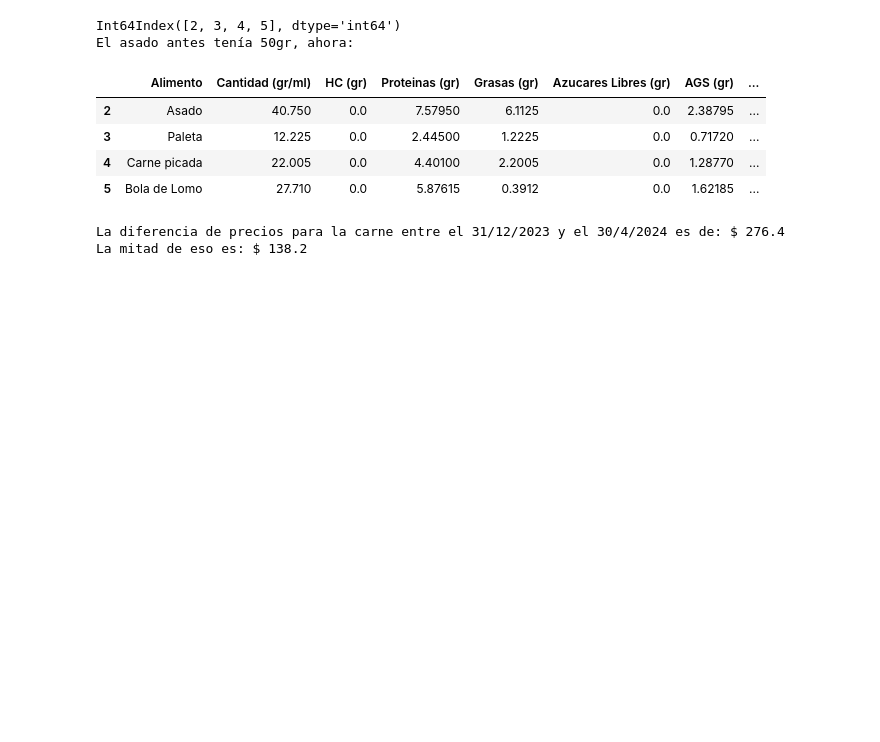
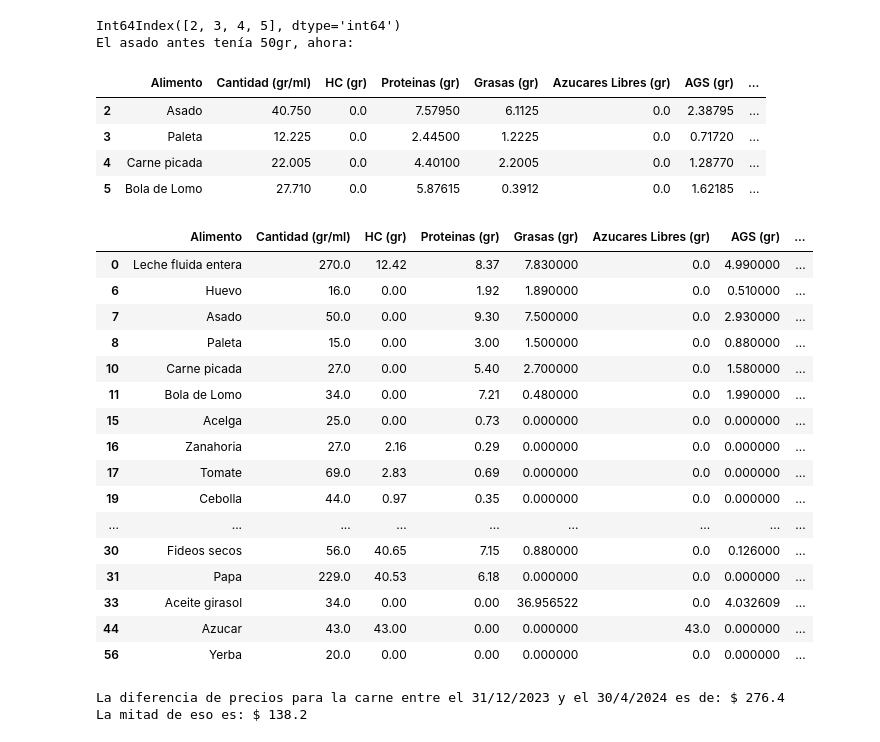
Before and after one commit to pedrobergaglio/algebra-lineal-computacional-2024, a Jupyter notebook: Enunciado TP2 y datos-20240601/Resolución.ipynb, the cells around one changed output. Cells and saved outputs as stored; diff of their text form; code cells hidden in the pictures; blank space fills up the shorter version.

```diff
--- a/Enunciado TP2 y datos-20240601/Resolución.ipynb
+++ b/Enunciado TP2 y datos-20240601/Resolución.ipynb
@@ -1185,6 +1177,26 @@ El asado antes tenía 50gr, ahora:
 | 3 | Paleta | 12.225 | 0.0 | 2.44500 | 1.2225 | 0.0 | 0.71720 | ... |
 | 4 | Carne picada | 22.005 | 0.0 | 4.40100 | 2.2005 | 0.0 | 1.28770 | ... |
 | 5 | Bola de Lomo | 27.710 | 0.0 | 5.87615 | 0.3912 | 0.0 | 1.62185 | ... |
+# %%
+tabla_nutricional_aumentos
+# %% [output]
+|  | Alimento | Cantidad (gr/ml) | HC (gr) | Proteinas (gr) | Grasas (gr) | Azucares Libres (gr) | AGS (gr) | ... |
+| 0 | Leche fluida entera | 270.0 | 12.42 | 8.37 | 7.830000 | 0.0 | 4.990000 | ... |
+| 6 | Huevo | 16.0 | 0.00 | 1.92 | 1.890000 | 0.0 | 0.510000 | ... |
+| 7 | Asado | 50.0 | 0.00 | 9.30 | 7.500000 | 0.0 | 2.930000 | ... |
+| 8 | Paleta | 15.0 | 0.00 | 3.00 | 1.500000 | 0.0 | 0.880000 | ... |
+| 10 | Carne picada | 27.0 | 0.00 | 5.40 | 2.700000 | 0.0 | 1.580000 | ... |
+| 11 | Bola de Lomo | 34.0 | 0.00 | 7.21 | 0.480000 | 0.0 | 1.990000 | ... |
+| 15 | Acelga | 25.0 | 0.00 | 0.73 | 0.000000 | 0.0 | 0.000000 | ... |
+| 16 | Zanahoria | 27.0 | 2.16 | 0.29 | 0.000000 | 0.0 | 0.000000 | ... |
+| 17 | Tomate | 69.0 | 2.83 | 0.69 | 0.000000 | 0.0 | 0.000000 | ... |
+| 19 | Cebolla | 44.0 | 0.97 | 0.35 | 0.000000 | 0.0 | 0.000000 | ... |
+| ... | ... | ... | ... | ... | ... | ... | ... | ... |
+| 30 | Fideos secos | 56.0 | 40.65 | 7.15 | 0.880000 | 0.0 | 0.126000 | ... |
+| 31 | Papa | 229.0 | 40.53 | 6.18 | 0.000000 | 0.0 | 0.000000 | ... |
+| 33 | Aceite girasol | 34.0 | 0.00 | 0.00 | 36.956522 | 0.0 | 4.032609 | ... |
+| 44 | Azucar | 43.0 | 43.00 | 0.00 | 0.000000 | 43.0 | 0.000000 | ... |
+| 56 | Yerba | 20.0 | 0.00 | 0.00 | 0.000000 | 0.0 | 0.000000 | ... |
 # %%
 tabla_nutricional_aumentos_carnes = tabla_nutricional_aumentos.copy()
 
```
Also changed, not shown: parts of 22 cells of this notebook.
